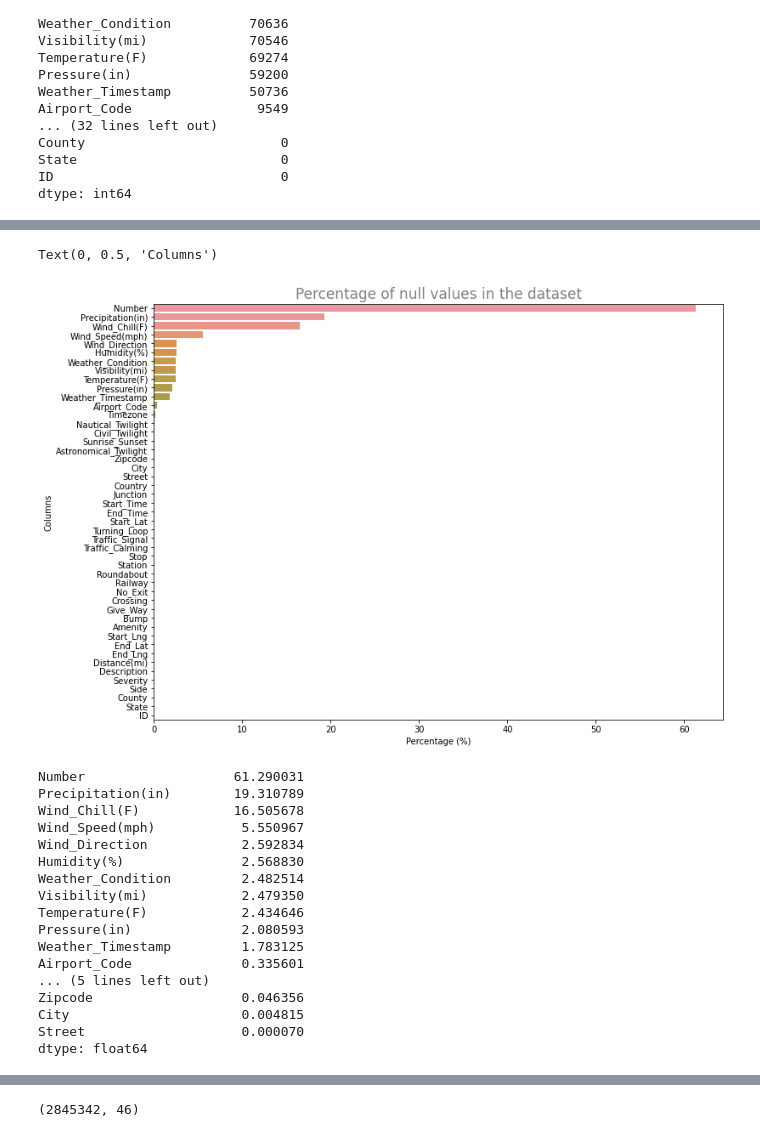
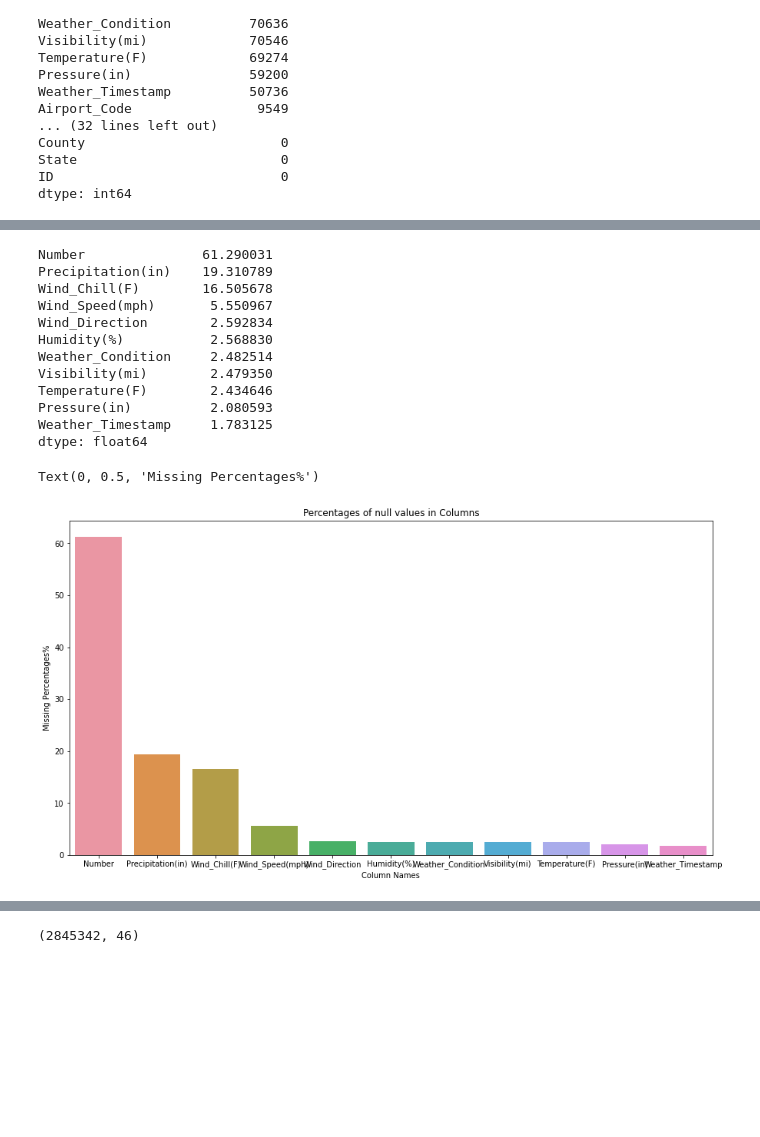
Before and after one commit to anand1994sp/My-first-repository, a Jupyter notebook: EDA_PROJECT_ON_US_ACCIDENTS2_8_MILLION_RECORDS.ipynb, the cells around one changed output, grey strips where cells are left out. Drawn from its saved outputs; the diff is of its cells as text; code cells hidden in the pictures; blank space fills up the shorter version.

```diff
--- a/EDA_PROJECT_ON_US_ACCIDENTS2_8_MILLION_RECORDS.ipynb
+++ b/EDA_PROJECT_ON_US_ACCIDENTS2_8_MILLION_RECORDS.ipynb
@@ -462,2 +123,0 @@ Timestamp('2016-02-08 00:37:08')
-# %%
-df.Start_Time=pd.to_datetime(df.Start_Time)
@@ -688,5 +124,3 @@ import seaborn as sns
-# %%
-df=pd.read_csv('../input/us-accidents/US_Accidents_Dec21_updated.csv')
 # %%
 df.head()
 # %% [output]
@@ -890,0 +258,3 @@ dtype: float64
+# %%
+percent_missing = df. isnull(). sum().sort_values(ascending=False) * 100 / len(df)
+percent_missing
@@ -891,36 +287,28 @@ dtype: float64
+# %%
+#Removing non null columns to filter missing value columns
+percent_missing=percent_missing[percent_missing>0]
+percent_missing
+# %% [output]
+Number               61.290031
+Precipitation(in)    19.310789
+Wind_Chill(F)        16.505678
+Wind_Speed(mph)       5.550967
+Wind_Direction        2.592834
+Humidity(%)           2.568830
+Weather_Condition     2.482514
+Visibility(mi)        2.479350
+Temperature(F)        2.434646
+Pressure(in)          2.080593
+Weather_Timestamp     1.783125
+dtype: float64
 # %%
-# missing value graph
+#Missing Value Graph
 
-
-plt.figure(figsize=(12,9))
-sns.barplot(y=per_of_missing_val_in_each_col.index, x=per_of_missing_val_in_each_col)
-plt.title("Percentage of null values in the dataset",size=17,color="grey")
-plt.xlabel('Percentage (%)')
-plt.ylabel('Columns')
+plt.figure(figsize=(15,8))
+sns.barplot(x=percent_missing.index,y=percent_missing)
+plt.title("Percentages of null values in Columns")
+plt.xlabel("Column Names")
+plt.ylabel("Missing Percentages%")
 # %% [output]
-Text(0, 0.5, 'Columns')
+Text(0, 0.5, 'Missing Percentages%')
-[figure, old version]
+[figure, new version]
-# %%
-#columns having missing values are
-
-
-col_with_missing_val=per_of_missing_val_in_each_col[per_of_missing_val_in_each_col>0]
-col_with_missing_val
-# %% [output]
-Number                   61.290031
-Precipitation(in)        19.310789
-Wind_Chill(F)            16.505678
-Wind_Speed(mph)           5.550967
-Wind_Direction            2.592834
-Humidity(%)               2.568830
-Weather_Condition         2.482514
-Visibility(mi)            2.479350
-Temperature(F)            2.434646
-Pressure(in)              2.080593
-Weather_Timestamp         1.783125
-Airport_Code              0.335601
-... (5 lines left out)
-Zipcode                   0.046356
-City                      0.004815
-Street                    0.000070
-dtype: float64
```
Also changed, not shown: parts of 179 cells of this notebook.
